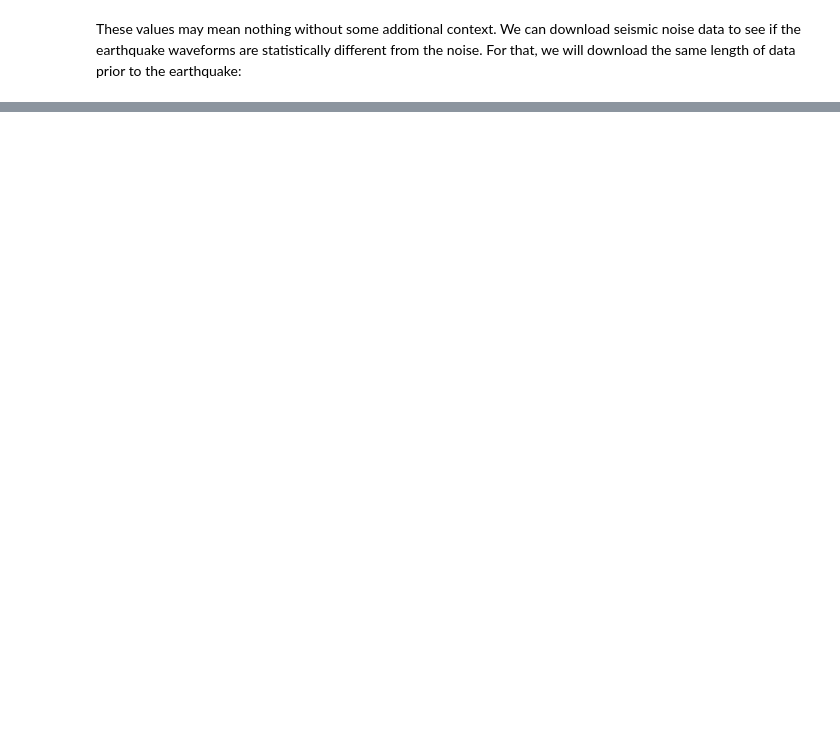
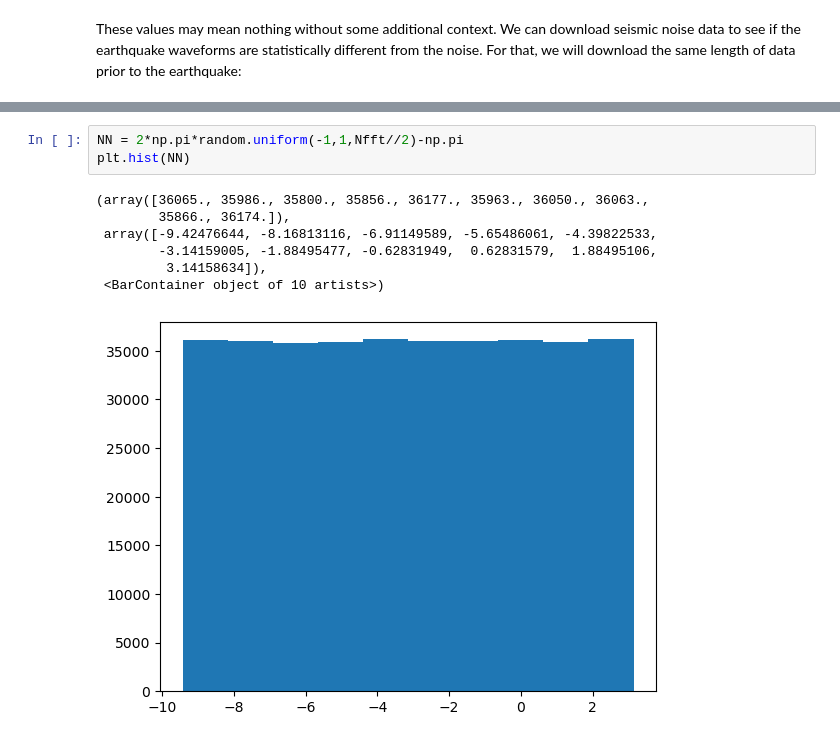
Before and after one commit to geo-smart/mlgeo, a Jupyter notebook: book/Chapter2-DataManipulation/2.8_statistical_considerations.ipynb, the cells around one changed output, grey strips where cells are left out. Drawn from its saved outputs; the diff is of its cells as text; blank space fills up the shorter version.

```diff
--- a/book/Chapter2-DataManipulation/2.8_statistical_considerations.ipynb
+++ b/book/Chapter2-DataManipulation/2.8_statistical_considerations.ipynb
@@ -312,0 +462,11 @@ In this case, we can create a time series that has the similar noise structure t
+# %%
+NN = 2*np.pi*random.uniform(-1,1,Nfft//2)-np.pi
+plt.hist(NN)
+# %% [output]
+(array([36065., 35986., 35800., 35856., 36177., 35963., 36050., 36063.,
+        35866., 36174.]),
+ array([-9.42476644, -8.16813116, -6.91149589, -5.65486061, -4.39822533,
+        -3.14159005, -1.88495477, -0.62831949,  0.62831579,  1.88495106,
+         3.14158634]),
+ <BarContainer object of 10 artists>)
+[figure, added]
```
Also changed, not shown: parts of 44 cells of this notebook, 10 other files.
